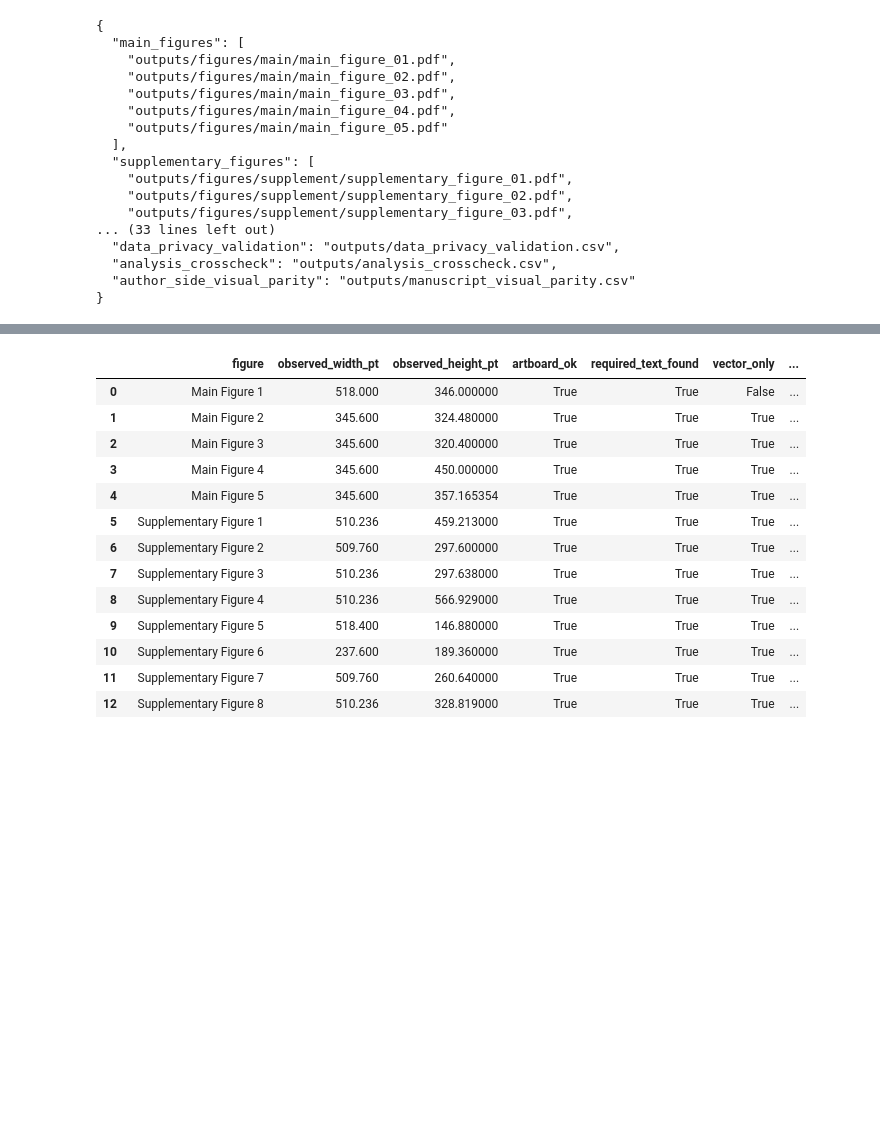
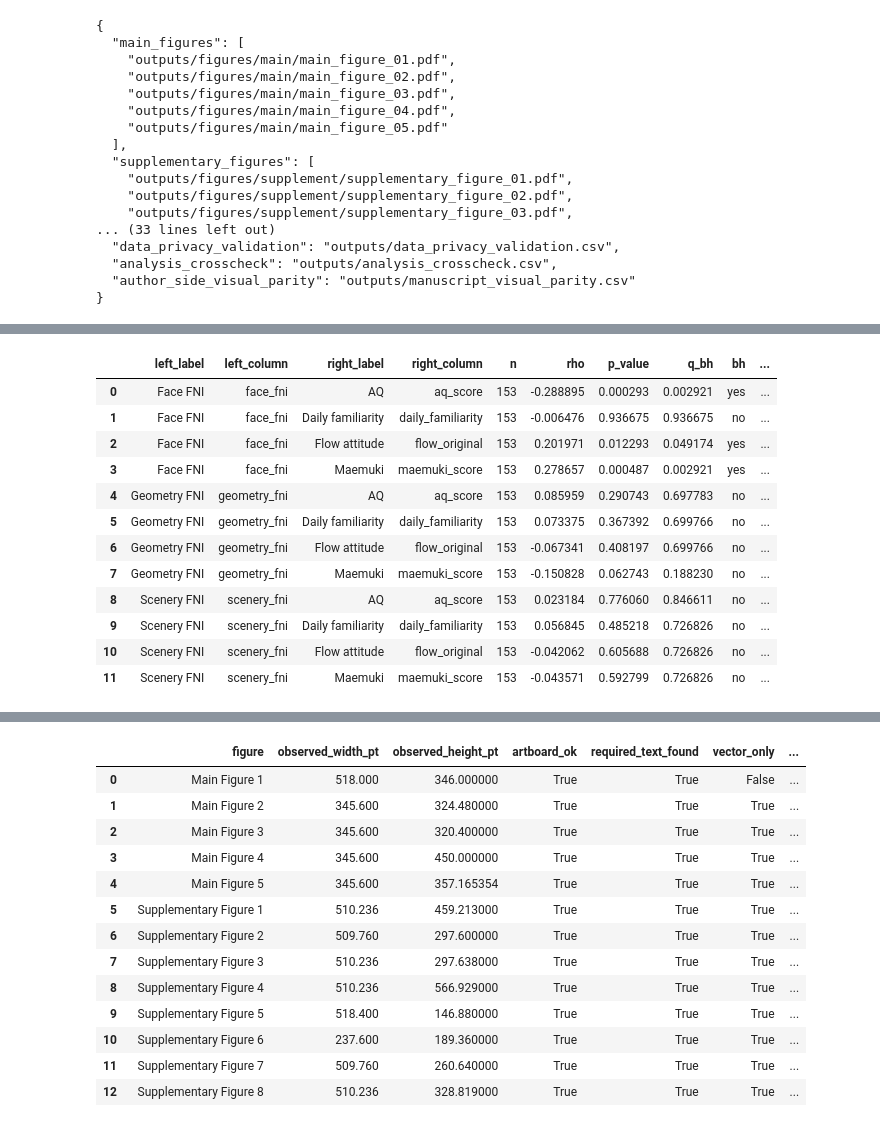
Before and after one commit to cantonsir/familiarity-novelty-analysis-reproducibility, a Jupyter notebook: notebooks/01_figures_and_tables_from_preprocessed_data.ipynb, the cells around one changed output, grey strips where cells are left out. Drawn from its saved outputs; the diff is of its cells as text; code cells hidden in the pictures; blank space fills up the shorter version.

Commit message:
Display supplementary table results in notebook

```diff
--- a/notebooks/01_figures_and_tables_from_preprocessed_data.ipynb
+++ b/notebooks/01_figures_and_tables_from_preprocessed_data.ipynb
@@ -147,0 +152,73 @@ run = json.loads((ROOT / 'outputs' / 'run_manifest.json').read_text())
+# %%
+from IPython.display import Markdown, display
+
+supplementary_results = [
+    ('Supplementary Table 1. Analysis populations and manuscript roles', [
+        ('', 'data/tables/table01_analysis_populations.csv'),
+    ]),
+    ('Supplementary Table 2. Experiment-specific visual-task implementations', [
+        ('', 'data/tables/table02_visual_task_implementations.csv'),
+    ]),
+    ('Supplementary Table 3. Participant demographics in the primary E2–E5 analysis set', [
+        ('Age and recorded gender at birth', 'data/tables/table03_age_gender.csv'),
+        ('Recorded race response', 'data/tables/table03_race.csv'),
+    ]),
+    ('Supplementary Table 4. Matched visual-category FNI by questionnaire associations', [
+        ('', 'outputs/tables/supplementary_table_04_data.csv'),
+    ]),
+    ('Supplementary Table 5. Matched visual-category FNI by Daily familiarity item associations', [
+        ('', 'outputs/tables/supplementary_table_05_data.csv'),
+    ]),
+    ('Supplementary Table 6. Pooled questionnaire-pair associations', [
+        ('', 'outputs/tables/supplementary_table_06_data.csv'),
+    ]),
+    ('Supplementary Table 7. Pooled Daily familiarity item by questionnaire associations', [
+        ('', 'outputs/tables/supplementary_table_07_data.csv'),
+    ]),
+    ('Supplementary Table 8. Questionnaire relationships in the joint model', [
+        ('', 'outputs/tables/supplementary_table_08_data.csv'),
+    ]),
+    ('Supplementary Table 9. Primary category trajectories and pairwise differences', [
+        ('', 'data/tables/table09_primary_trajectories.csv'),
+    ]),
+    ('Supplementary Table 10. Sensitivity analyses for the category trajectories', [
+        ('', 'data/tables/table10_trajectory_sensitivities.csv'),
+    ]),
+    ('Supplementary Table 11. Overall-moderator trajectory family and item-aware sensitivity', [
+        ('', 'data/tables/table11_trait_moderation.csv'),
+    ]),
+    ('Supplementary Table 12. Joint-trait trajectory-moderation sensitivity', [
+        ('', 'data/tables/table12_joint_trait_moderation.csv'),
+    ]),
+    ('Supplementary Table 13. Daily-item moderation family and item-aware sensitivity', [
+        ('', 'data/tables/table13_daily_item_moderation.csv'),
+    ]),
+    ('Supplementary Table 14. Cross-subcategory stability', [
+        ('', 'data/tables/table14_cross_subcategory_stability.csv'),
+    ]),
+    ('Supplementary Table 15. Task-pool stimulus taxonomy across Experiments 1–5', [
+        ('', 'data/tables/table15_stimulus_taxonomy.csv'),
+    ]),
+    ('Supplementary Table 16. Questionnaire-derived features used in Experiments 2–5', [
+        ('', 'data/tables/table16_questionnaire_features.csv'),
+    ]),
+    ('Supplementary inline result 1. Main-text to Supplementary Information cross-reference', [
+        ('', 'data/tables/inline01_cross_reference.csv'),
+    ]),
+    ('Supplementary inline result 2. Face-FNI adjusted and joint-model robustness', [
+        ('', 'data/tables/inline02_face_fni_adjusted_joint.csv'),
+    ]),
+]
+
+assert len(supplementary_results) == 18
+for title, sections in supplementary_results:
+    display(Markdown(f'### {title}'))
+    for section_label, relative_path in sections:
+        result_path = ROOT / relative_path
+        assert result_path.is_file(), result_path
+        if section_label:
+            display(Markdown(f'**{section_label}**'))
+        display(pd.read_csv(result_path))
+
+print('Displayed all 16 numbered Supplementary Tables and both supplementary inline results.')
+# %% [output]
@@ -147,0 +259,13 @@ run = json.loads((ROOT / 'outputs' / 'run_manifest.json').read_text())
+|  | left_label | left_column | right_label | right_column | n | rho | p_value | q_bh | bh | ... |
+| 0 | Face FNI | face_fni | AQ | aq_score | 153 | -0.288895 | 0.000293 | 0.002921 | yes | ... |
+| 1 | Face FNI | face_fni | Daily familiarity | daily_familiarity | 153 | -0.006476 | 0.936675 | 0.936675 | no | ... |
+| 2 | Face FNI | face_fni | Flow attitude | flow_original | 153 | 0.201971 | 0.012293 | 0.049174 | yes | ... |
+| 3 | Face FNI | face_fni | Maemuki | maemuki_score | 153 | 0.278657 | 0.000487 | 0.002921 | yes | ... |
+| 4 | Geometry FNI | geometry_fni | AQ | aq_score | 153 | 0.085959 | 0.290743 | 0.697783 | no | ... |
+| 5 | Geometry FNI | geometry_fni | Daily familiarity | daily_familiarity | 153 | 0.073375 | 0.367392 | 0.699766 | no | ... |
+| 6 | Geometry FNI | geometry_fni | Flow attitude | flow_original | 153 | -0.067341 | 0.408197 | 0.699766 | no | ... |
+| 7 | Geometry FNI | geometry_fni | Maemuki | maemuki_score | 153 | -0.150828 | 0.062743 | 0.188230 | no | ... |
+| 8 | Scenery FNI | scenery_fni | AQ | aq_score | 153 | 0.023184 | 0.776060 | 0.846611 | no | ... |
+| 9 | Scenery FNI | scenery_fni | Daily familiarity | daily_familiarity | 153 | 0.056845 | 0.485218 | 0.726826 | no | ... |
+| 10 | Scenery FNI | scenery_fni | Flow attitude | flow_original | 153 | -0.042062 | 0.605688 | 0.726826 | no | ... |
+| 11 | Scenery FNI | scenery_fni | Maemuki | maemuki_score | 153 | -0.043571 | 0.592799 | 0.726826 | no | ... |
```
Also changed, not shown: parts of 3 cells of this notebook.
